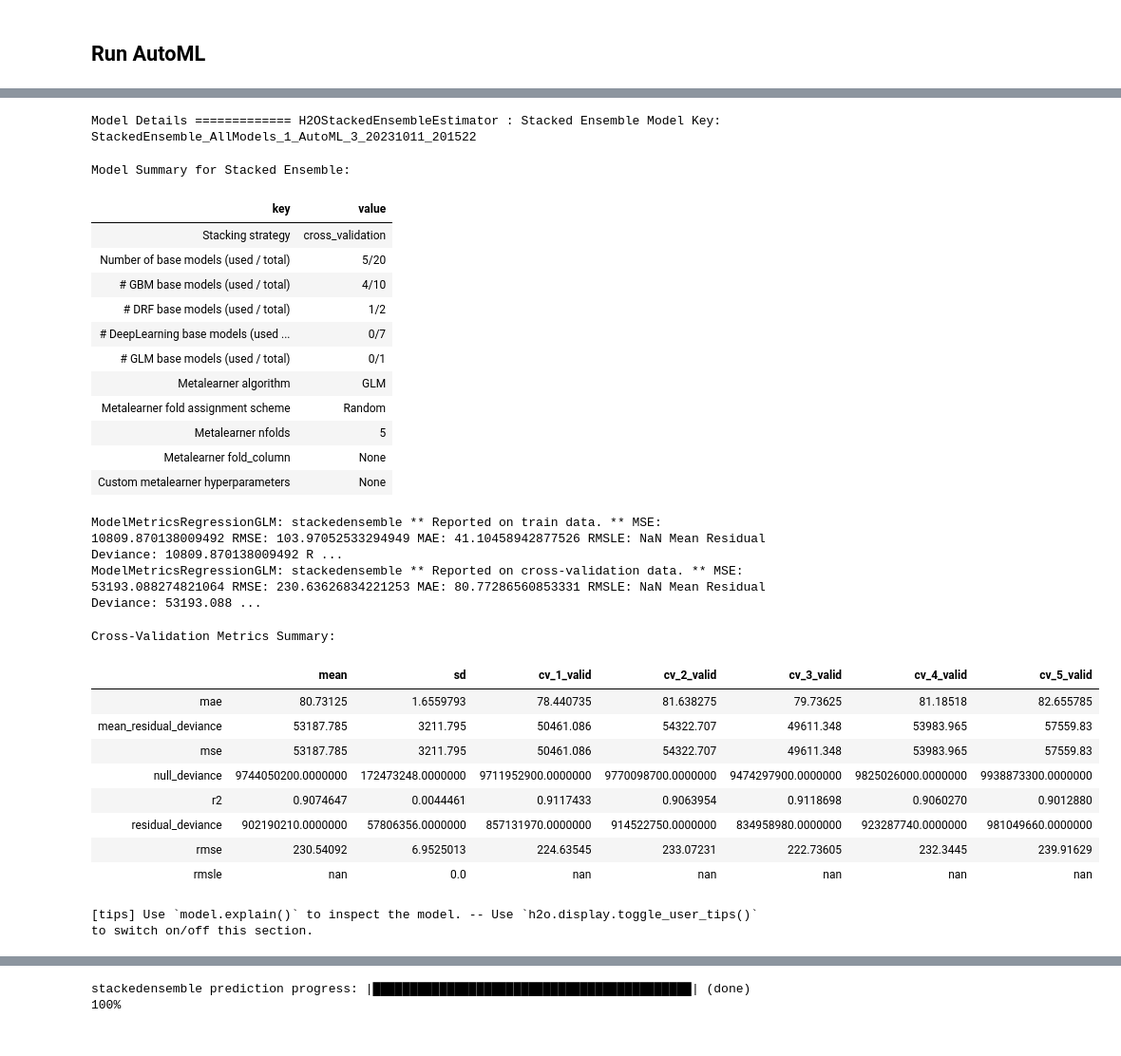
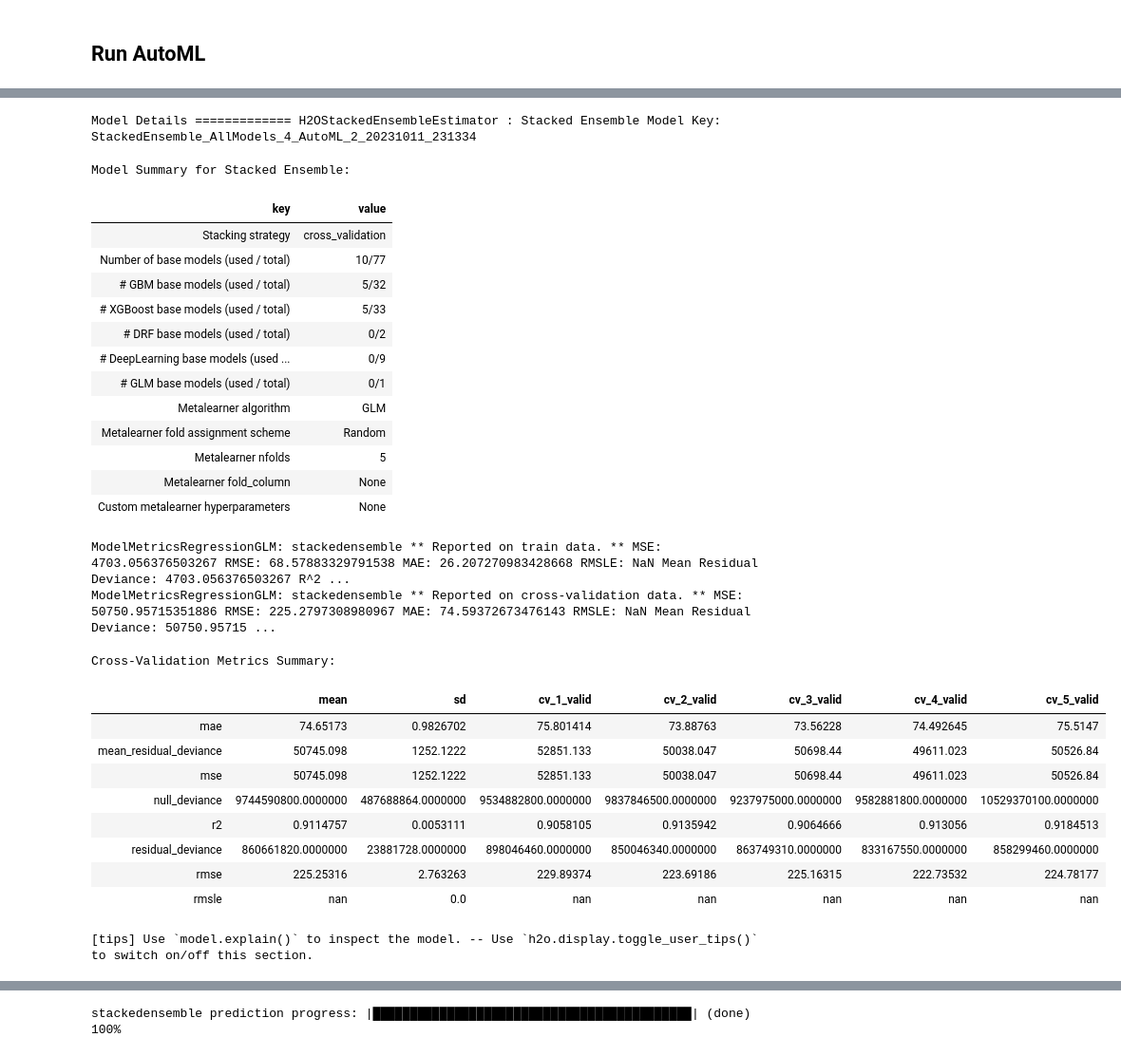
Before and after one commit to stinkyElias/TDT4173-ML, a Jupyter notebook: h2o_autoML.ipynb, the cells around one changed output, grey strips where cells are left out. Shown: that part at 95% size. Saved outputs shown, nothing was run; the diff lists cells and outputs as text; code cells hidden in the pictures.

```diff
--- a/h2o_autoML.ipynb
+++ b/h2o_autoML.ipynb
@@ -97,6 +125,6 @@ db_h20.head()
 ## Run AutoML
 # %%
 # %%time
-aml = H2OAutoML(max_models=20, max_runtime_secs=12000)
+aml = H2OAutoML(seed=1, stopping_metric='MAE')
 aml.train(x=x, y=y, training_frame=db_h20)
 # %% [output]
@@ -109,28 +132,29 @@ Wall time: 38min 37s
-Model Details ============= H2OStackedEnsembleEstimator : Stacked Ensemble Model Key: StackedEnsemble_AllModels_1_AutoML_3_20231011_201522
+Model Details ============= H2OStackedEnsembleEstimator : Stacked Ensemble Model Key: StackedEnsemble_AllModels_4_AutoML_2_20231011_231334
 Model Summary for Stacked Ensemble:
 | key | value |
 | Stacking strategy | cross_validation |
-| Number of base models (used / total) | 5/20 |
-| # GBM base models (used / total) | 4/10 |
-| # DRF base models (used / total) | 1/2 |
-| # DeepLearning base models (used ... | 0/7 |
+| Number of base models (used / total) | 10/77 |
+| # GBM base models (used / total) | 5/32 |
+| # XGBoost base models (used / total) | 5/33 |
+| # DRF base models (used / total) | 0/2 |
+| # DeepLearning base models (used ... | 0/9 |
 | # GLM base models (used / total) | 0/1 |
 | Metalearner algorithm | GLM |
 | Metalearner fold assignment scheme | Random |
 | Metalearner nfolds | 5 |
 | Metalearner fold_column | None |
 | Custom metalearner hyperparameters | None |
-ModelMetricsRegressionGLM: stackedensemble ** Reported on train data. ** MSE: 10809.870138009492 RMSE: 103.97052533294949 MAE: 41.10458942877526 RMSLE: NaN Mean Residual Deviance: 10809.870138009492 R ...
-ModelMetricsRegressionGLM: stackedensemble ** Reported on cross-validation data. ** MSE: 53193.088274821064 RMSE: 230.63626834221253 MAE: 80.77286560853331 RMSLE: NaN Mean Residual Deviance: 53193.088 ...
+ModelMetricsRegressionGLM: stackedensemble ** Reported on train data. ** MSE: 4703.056376503267 RMSE: 68.57883329791538 MAE: 26.207270983428668 RMSLE: NaN Mean Residual Deviance: 4703.056376503267 R^2 ...
+ModelMetricsRegressionGLM: stackedensemble ** Reported on cross-validation data. ** MSE: 50750.95715351886 RMSE: 225.2797308980967 MAE: 74.59372673476143 RMSLE: NaN Mean Residual Deviance: 50750.95715 ...
 Cross-Validation Metrics Summary:
 |  | mean | sd | cv_1_valid | cv_2_valid | cv_3_valid | cv_4_valid | cv_5_valid |
-| mae | 80.73125 | 1.6559793 | 78.440735 | 81.638275 | 79.73625 | 81.18518 | 82.655785 |
-| mean_residual_deviance | 53187.785 | 3211.795 | 50461.086 | 54322.707 | 49611.348 | 53983.965 | 57559.83 |
-| mse | 53187.785 | 3211.795 | 50461.086 | 54322.707 | 49611.348 | 53983.965 | 57559.83 |
-| null_deviance | 9744050200.0000000 | 172473248.0000000 | 9711952900.0000000 | 9770098700.0000000 | 9474297900.0000000 | 9825026000.0000000 | 9938873300.0000000 |
-| r2 | 0.9074647 | 0.0044461 | 0.9117433 | 0.9063954 | 0.9118698 | 0.9060270 | 0.9012880 |
-| residual_deviance | 902190210.0000000 | 57806356.0000000 | 857131970.0000000 | 914522750.0000000 | 834958980.0000000 | 923287740.0000000 | 981049660.0000000 |
-| rmse | 230.54092 | 6.9525013 | 224.63545 | 233.07231 | 222.73605 | 232.3445 | 239.91629 |
+| mae | 74.65173 | 0.9826702 | 75.801414 | 73.88763 | 73.56228 | 74.492645 | 75.5147 |
+| mean_residual_deviance | 50745.098 | 1252.1222 | 52851.133 | 50038.047 | 50698.44 | 49611.023 | 50526.84 |
+| mse | 50745.098 | 1252.1222 | 52851.133 | 50038.047 | 50698.44 | 49611.023 | 50526.84 |
+| null_deviance | 9744590800.0000000 | 487688864.0000000 | 9534882800.0000000 | 9837846500.0000000 | 9237975000.0000000 | 9582881800.0000000 | 10529370100.0000000 |
+| r2 | 0.9114757 | 0.0053111 | 0.9058105 | 0.9135942 | 0.9064666 | 0.913056 | 0.9184513 |
+| residual_deviance | 860661820.0000000 | 23881728.0000000 | 898046460.0000000 | 850046340.0000000 | 863749310.0000000 | 833167550.0000000 | 858299460.0000000 |
+| rmse | 225.25316 | 2.763263 | 229.89374 | 223.69186 | 225.16315 | 222.73532 | 224.78177 |
 | rmsle | nan | 0.0 | nan | nan | nan | nan | nan |
 [tips] Use `model.explain()` to inspect the model. -- Use `h2o.display.toggle_user_tips()` to switch on/off this section.
 # %%
```
Also changed, not shown: parts of 9 cells of this notebook, 1 other file.
